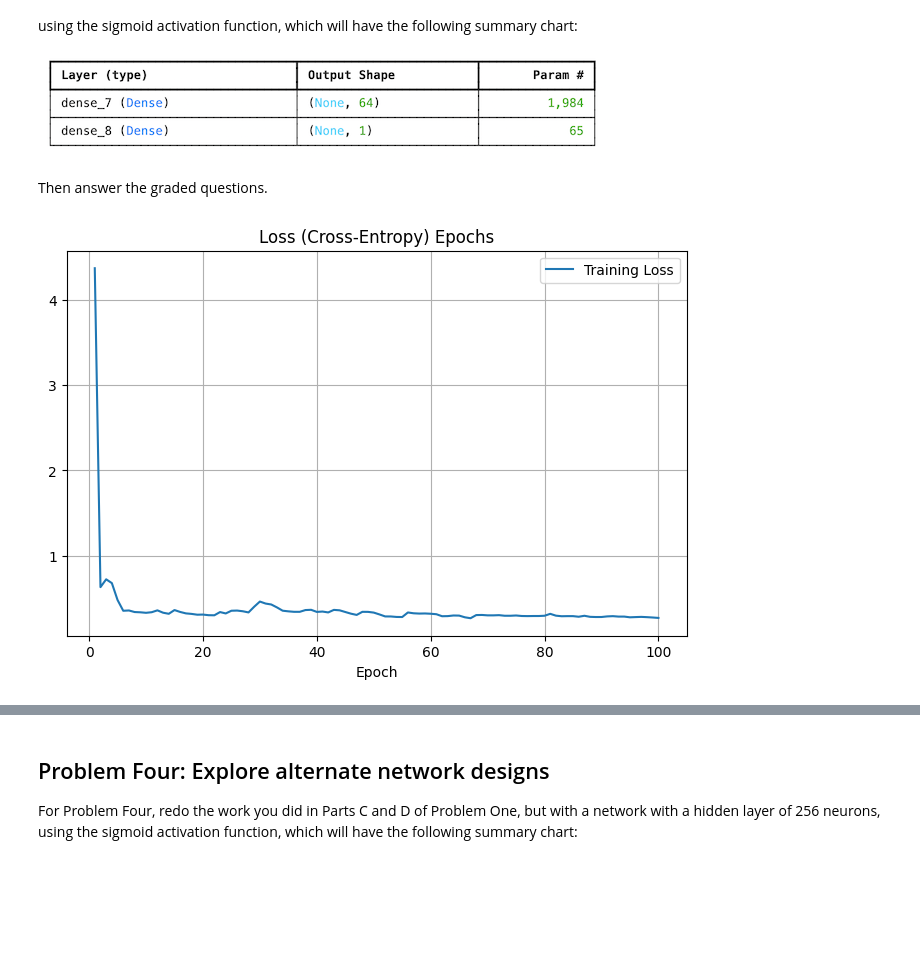
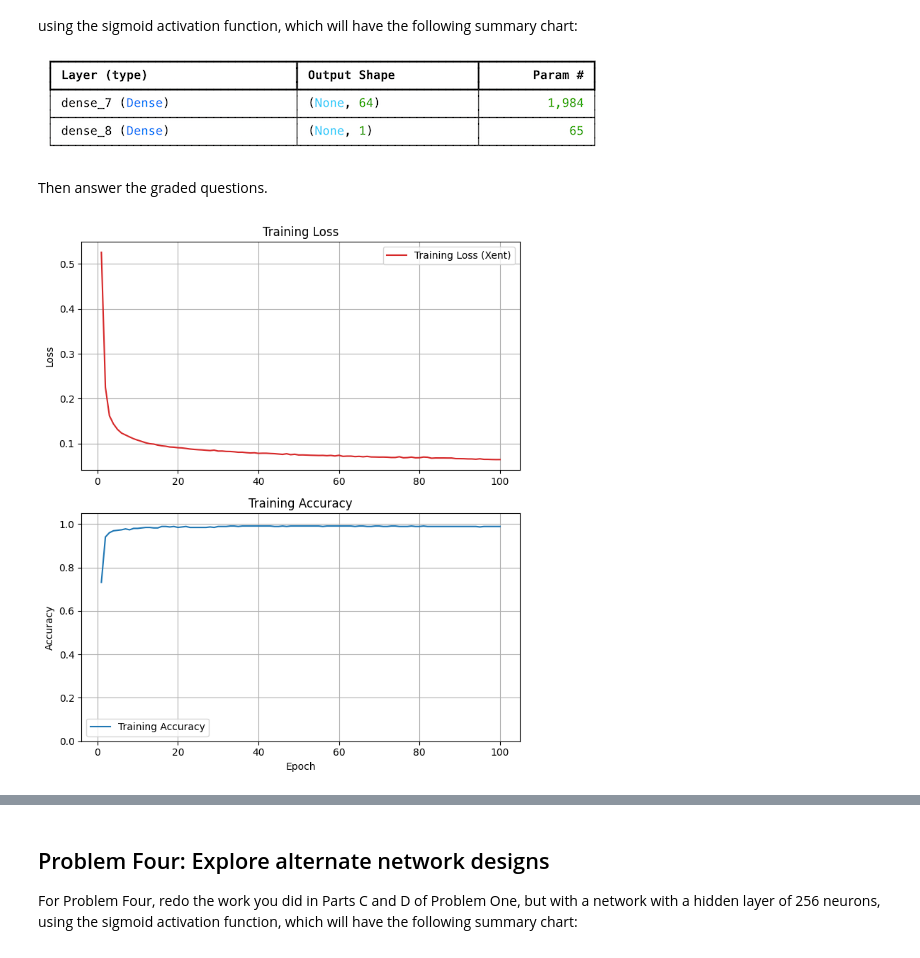
Before and after one commit to paumar2/bu-dx703-pmm, a Jupyter notebook: Homework_01.ipynb, the cells around one changed output, grey strips where cells are left out. Saved outputs shown, nothing was run; the diff lists cells and outputs as text; code cells hidden in the pictures; blank space fills up the shorter version.

```diff
--- a/Homework_01.ipynb
+++ b/Homework_01.ipynb
@@ -205,8 +205,8 @@ information about the mean and standard deviation of the test set influence trai
 
 # Scale data
 scaler = StandardScaler()
-X_train_scaled = scaler.fit_transform(X_train)
-X_test_scaled = scaler.transform(X_test)
+X_train = scaler.fit_transform(X_train)
+X_test = scaler.transform(X_test)
 # %% [markdown]
 Let's see if the stratification worked! Assign `a1b` to the percentage of 1's in `y_train` (and convince yourself that if it is approximately correct, then so must be `y_test`).
 # %%
@@ -481,33 +439,26 @@ Then answer the graded questions.
 # %%
 # Your code here, add additional cells if you wish
 
 #create model w/ single hidden layer & sigmoid
 model_3 = keras.Sequential(
     [
         keras.layers.Input(shape=(X_train.shape[1], )), #explicit input layer
         keras.layers.Dense(64, activation='sigmoid'), #one hidden layer w/sigmoid; width=64
         keras.layers.Dense(1) #output w no activation for regression
     ]
 )
 
 #compile model, like in problem 1:
 model_3.compile(optimizer='adam', loss='binary_crossentropy', metrics=['accuracy'])
 
 #train model
 mod3_history = model_3.fit( X_train,
                             y_train,
                             epochs=n_epochs,
                             class_weight=weights,
                             verbose=0 #run silently
                             )
 
-#plot training and accuracy codes using plot_history
-plt.figure(figsize=(8,5))
-plt.title('Loss (Cross-Entropy) Epochs')
-plt.plot(range(1, n_epochs+1), mod3_history.history['loss'], label='Training Loss')
-plt.xlabel('Epoch')
-plt.legend()
-plt.grid()
-plt.show()
+plot_history(mod3_history)
 # %% [output]
-[figure, old version]
+[figure, new version]
```
Also changed, not shown: parts of 33 cells of this notebook.
